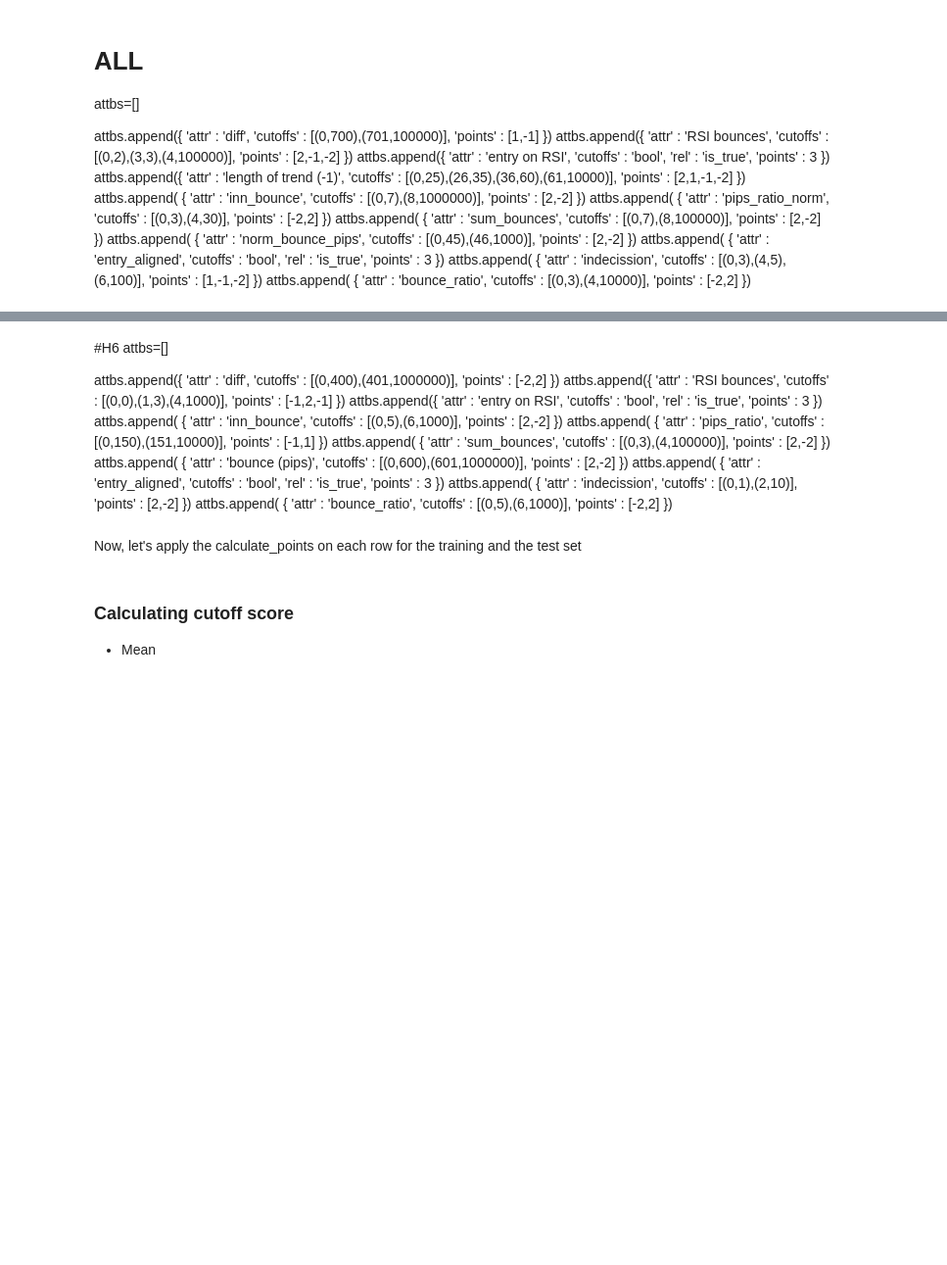
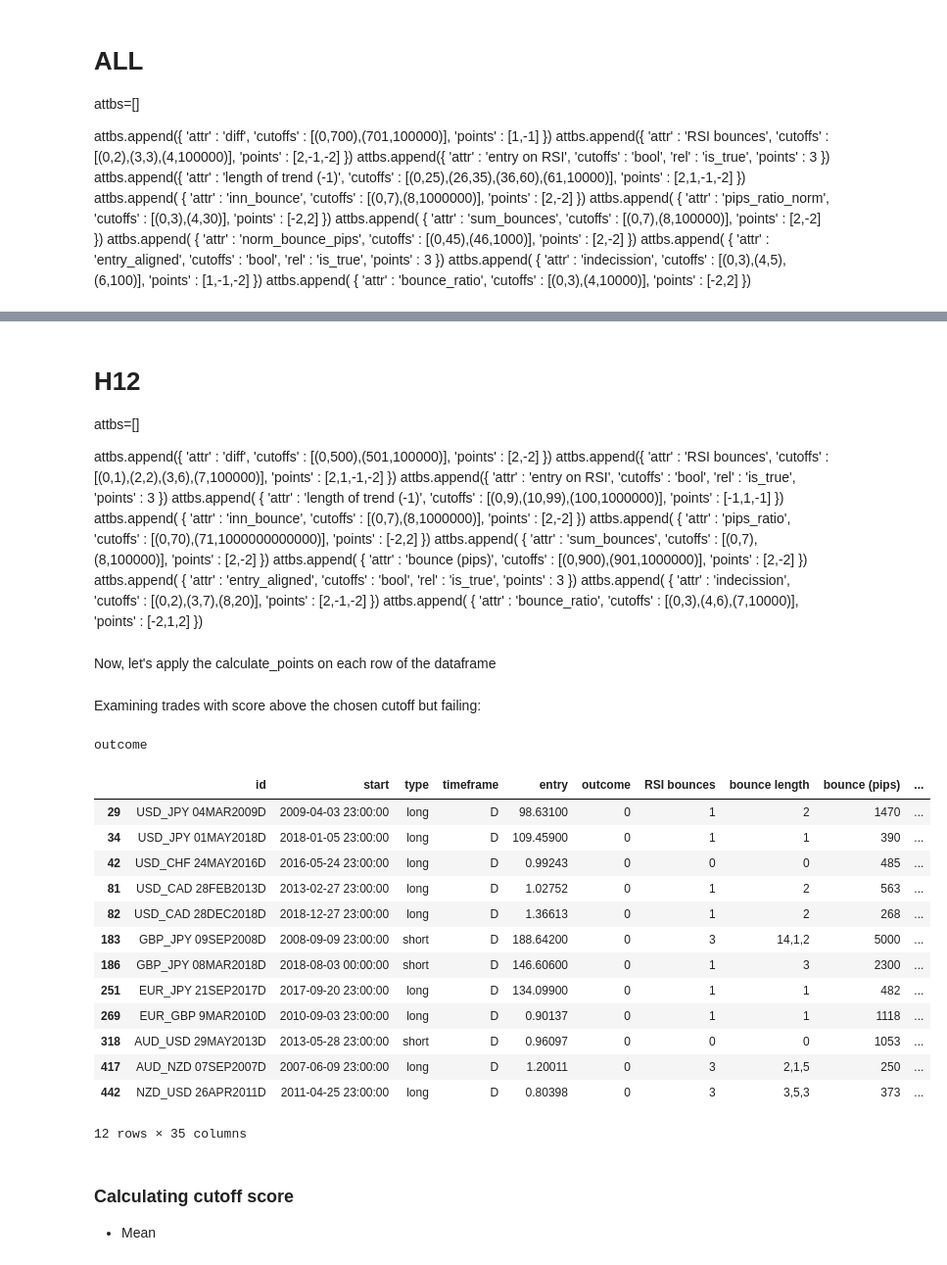
Before and after one commit to FOREXfunguru/FOREX, a Jupyter notebook: notebooks/Binary_classifier_cont_trades.ipynb, the cells around one changed output, grey strips where cells are left out. Shown at 98% size. Drawn from its saved outputs; the diff is of its cells as text; code cells hidden in the pictures; blank space fills up the shorter version.

```diff
--- a/notebooks/Binary_classifier_cont_trades.ipynb
+++ b/notebooks/Binary_classifier_cont_trades.ipynb
@@ -1251,16 +1185,16 @@ attbs.append( {
 # %% [markdown]
-#H6
+# H12
 attbs=[]
 
 attbs.append({
         'attr' : 'diff',
-        'cutoffs' : [(0,400),(401,1000000)],
-        'points' : [-2,2]
+        'cutoffs' : [(0,500),(501,100000)],
+        'points' : [2,-2]
         })
 attbs.append({
         'attr' : 'RSI bounces',
-        'cutoffs' : [(0,0),(1,3),(4,1000)],
-        'points' : [-1,2,-1]
+        'cutoffs' : [(0,1),(2,2),(3,6),(7,100000)],
+        'points' : [2,1,-1,-2]
         })
 attbs.append({
         'attr' : 'entry on RSI',
@@ -1269,23 +1203,28 @@ attbs.append({
         'points' : 3
         })
 attbs.append( {
+        'attr' : 'length of trend (-1)',
+        'cutoffs' : [(0,9),(10,99),(100,1000000)],
+        'points' : [-1,1,-1]
+        })
+attbs.append( {
         'attr' : 'inn_bounce',
-        'cutoffs' : [(0,5),(6,1000)],
+        'cutoffs' : [(0,7),(8,1000000)],
         'points' : [2,-2]
         })
 attbs.append( {
         'attr' : 'pips_ratio',
-        'cutoffs' : [(0,150),(151,10000)],
-        'points' : [-1,1]
+        'cutoffs' : [(0,70),(71,1000000000000)],
+        'points' : [-2,2]
         })
 attbs.append( {
         'attr' : 'sum_bounces',
-        'cutoffs' : [(0,3),(4,100000)],
+        'cutoffs' : [(0,7),(8,100000)],
         'points' : [2,-2]
         })
 attbs.append( {
         'attr' : 'bounce (pips)',
-        'cutoffs' : [(0,600),(601,1000000)],
+        'cutoffs' : [(0,900),(901,1000000)],
         'points' : [2,-2]
         })
 attbs.append( {
@@ -1296,11 +1235,11 @@ attbs.append( {
         })
 attbs.append( {
         'attr' : 'indecission',
-        'cutoffs' : [(0,1),(2,10)],
-        'points' : [2,-2]
+        'cutoffs' : [(0,2),(3,7),(8,20)],
+        'points' : [2,-1,-2]
         })
 attbs.append( {
         'attr' : 'bounce_ratio',
-        'cutoffs' : [(0,5),(6,1000)],
-        'points' : [-2,2]
+        'cutoffs' : [(0,3),(4,6),(7,10000)],
+        'points' : [-2,1,2]
         })
@@ -1307,3 +1302,3 @@ attbs.append( {
 # %% [markdown]
-Now, let's apply the calculate_points on each row for the training and the test set
+Now, let's apply the calculate_points on each row of the dataframe
 # %%
@@ -1312,3 +1306,24 @@ test['score']=test.apply(calculate_points, axis=1, attribs=attbs)
+# %% [markdown]
+Examining trades with score above the chosen cutoff but failing:
+# %%
+print(outcome_lab)
+contDF.loc[(contDF[outcome_lab]==0) & (contDF['score']>3)]
+# %% [output]
+outcome
+|  | id | start | type | timeframe | entry | outcome | RSI bounces | bounce length | bounce (pips) | ... |
+| 29 | USD_JPY 04MAR2009D | 2009-04-03 23:00:00 | long | D | 98.63100 | 0 | 1 | 2 | 1470 | ... |
+| 34 | USD_JPY 01MAY2018D | 2018-01-05 23:00:00 | long | D | 109.45900 | 0 | 1 | 1 | 390 | ... |
+| 42 | USD_CHF 24MAY2016D | 2016-05-24 23:00:00 | long | D | 0.99243 | 0 | 0 | 0 | 485 | ... |
+| 81 | USD_CAD 28FEB2013D | 2013-02-27 23:00:00 | long | D | 1.02752 | 0 | 1 | 2 | 563 | ... |
+| 82 | USD_CAD 28DEC2018D | 2018-12-27 23:00:00 | long | D | 1.36613 | 0 | 1 | 2 | 268 | ... |
+| 183 | GBP_JPY 09SEP2008D | 2008-09-09 23:00:00 | short | D | 188.64200 | 0 | 3 | 14,1,2 | 5000 | ... |
+| 186 | GBP_JPY 08MAR2018D | 2018-08-03 00:00:00 | short | D | 146.60600 | 0 | 1 | 3 | 2300 | ... |
+| 251 | EUR_JPY 21SEP2017D | 2017-09-20 23:00:00 | long | D | 134.09900 | 0 | 1 | 1 | 482 | ... |
+| 269 | EUR_GBP 9MAR2010D | 2010-09-03 23:00:00 | long | D | 0.90137 | 0 | 1 | 1 | 1118 | ... |
+| 318 | AUD_USD 29MAY2013D | 2013-05-28 23:00:00 | short | D | 0.96097 | 0 | 0 | 0 | 1053 | ... |
+| 417 | AUD_NZD 07SEP2007D | 2007-06-09 23:00:00 | long | D | 1.20011 | 0 | 3 | 2,1,5 | 250 | ... |
+| 442 | NZD_USD 26APR2011D | 2011-04-25 23:00:00 | long | D | 0.80398 | 0 | 3 | 3,5,3 | 373 | ... |
+12 rows × 35 columns
 # %% [markdown]
 ### Calculating cutoff score
 * Mean
```
Also changed, not shown: parts of 16 cells of this notebook, 3 other files.
